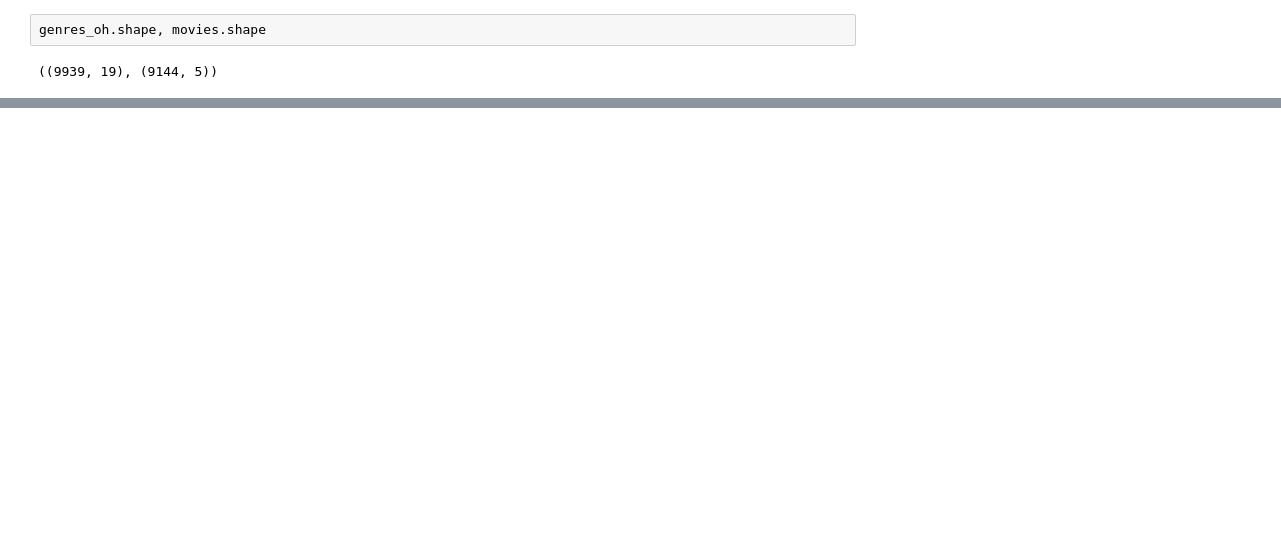
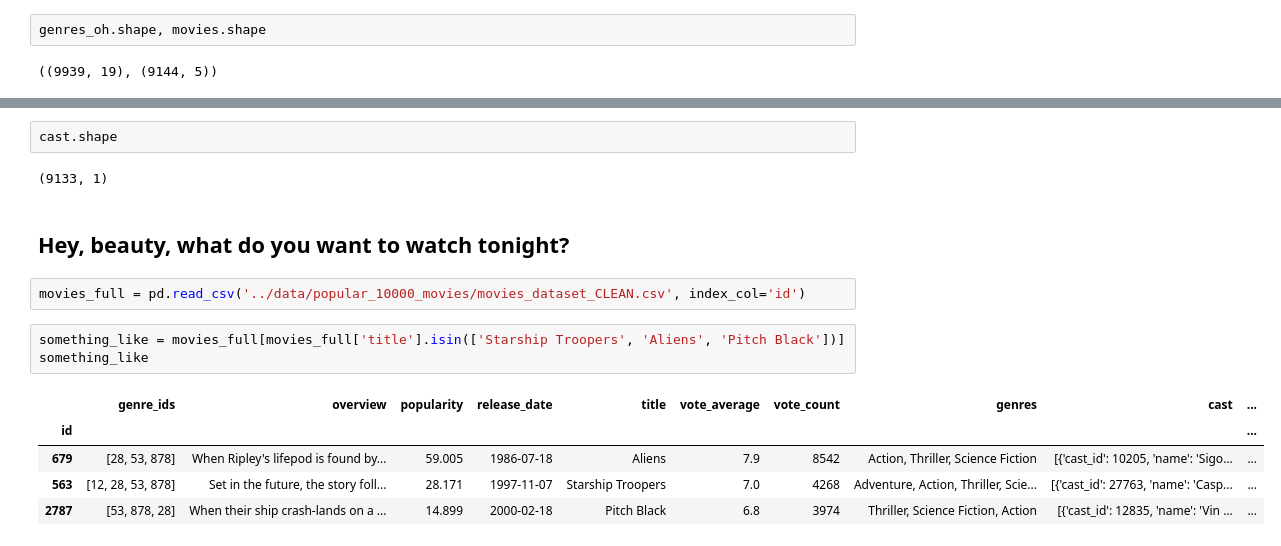
Before and after one commit to fadeeva/normal_projects, a Jupyter notebook: Popular_10000_movies_listed_on_TMDb/Recommendation_system.ipynb, the cells around one changed output, grey strips where cells are left out. Cells and saved outputs as stored; diff of their text form; blank space fills up the shorter version.

```diff
--- a/Popular_10000_movies_listed_on_TMDb/Recommendation_system.ipynb
+++ b/Popular_10000_movies_listed_on_TMDb/Recommendation_system.ipynb
@@ -122,0 +155,17 @@ genres_oh.shape, movies.shape
+# %%
+cast.shape
+# %% [output]
+(9133, 1)
+# %% [markdown]
+## Hey, beauty, what do you want to watch tonight?
+# %%
+movies_full = pd.read_csv('../data/popular_10000_movies/movies_dataset_CLEAN.csv', index_col='id')
+# %%
+something_like = movies_full[movies_full['title'].isin(['Starship Troopers', 'Aliens', 'Pitch Black'])]
+something_like
+# %% [output]
+|  | genre_ids | overview | popularity | release_date | title | vote_average | vote_count | genres | cast | ... |
+| id |  |  |  |  |  |  |  |  |  | ... |
+| 679 | [28, 53, 878] | When Ripley's lifepod is found by... | 59.005 | 1986-07-18 | Aliens | 7.9 | 8542 | Action, Thriller, Science Fiction | [{'cast_id': 10205, 'name': 'Sigo... | ... |
+| 563 | [12, 28, 53, 878] | Set in the future, the story foll... | 28.171 | 1997-11-07 | Starship Troopers | 7.0 | 4268 | Adventure, Action, Thriller, Scie... | [{'cast_id': 27763, 'name': 'Casp... | ... |
+| 2787 | [53, 878, 28] | When their ship crash-lands on a ... | 14.899 | 2000-02-18 | Pitch Black | 6.8 | 3974 | Thriller, Science Fiction, Action | [{'cast_id': 12835, 'name': 'Vin ... | ... |
```
Also changed, not shown: parts of 18 cells of this notebook, 1 other file.
